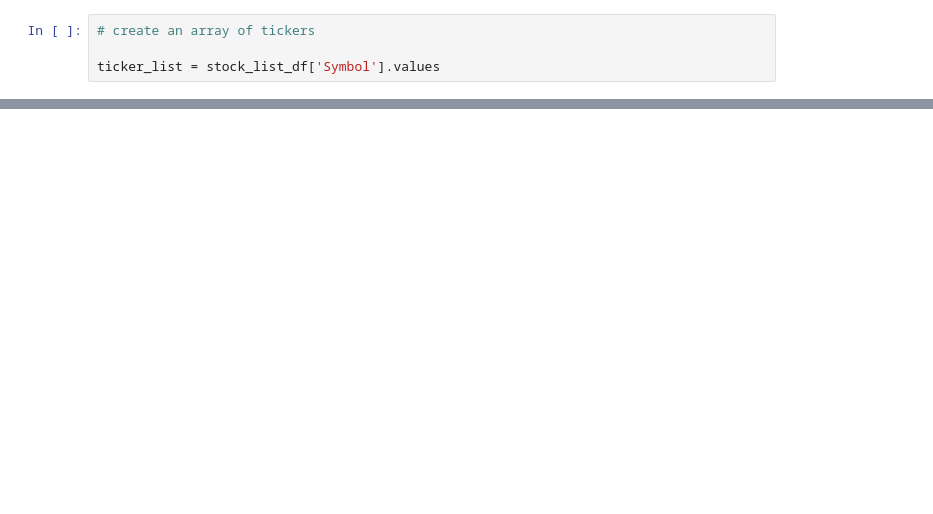
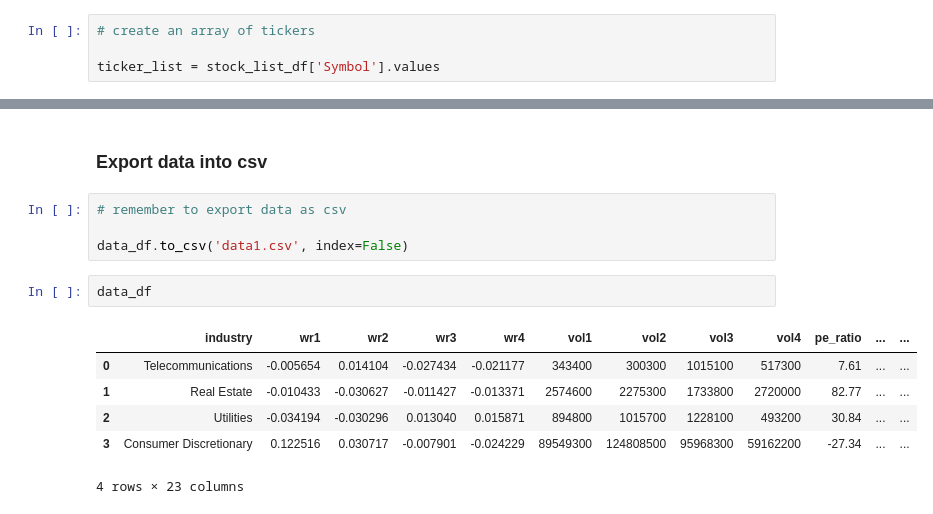
Before and after one commit to gayajohn/project-4-group-5, a Jupyter notebook: data_procurement.ipynb, the cells around one changed output, grey strips where cells are left out. Cells and saved outputs as stored; diff of their text form; blank space fills up the shorter version.

Commit message:
finished data procurement script

```diff
--- a/data_procurement.ipynb
+++ b/data_procurement.ipynb
@@ -378,0 +539,15 @@ print(regular_time)
+# %% [markdown]
+### Export data into csv
+# %%
+# remember to export data as csv
+
+data_df.to_csv('data1.csv', index=False)
+# %%
+data_df
+# %% [output]
+|  | industry | wr1 | wr2 | wr3 | wr4 | vol1 | vol2 | vol3 | vol4 | pe_ratio | ... | ... |
+| 0 | Telecommunications | -0.005654 | 0.014104 | -0.027434 | -0.021177 | 343400 | 300300 | 1015100 | 517300 | 7.61 | ... | ... |
+| 1 | Real Estate | -0.010433 | -0.030627 | -0.011427 | -0.013371 | 2574600 | 2275300 | 1733800 | 2720000 | 82.77 | ... | ... |
+| 2 | Utilities | -0.034194 | -0.030296 | 0.013040 | 0.015871 | 894800 | 1015700 | 1228100 | 493200 | 30.84 | ... | ... |
+| 3 | Consumer Discretionary | 0.122516 | 0.030717 | -0.007901 | -0.024229 | 89549300 | 124808500 | 95968300 | 59162200 | -27.34 | ... | ... |
+4 rows × 23 columns
```
Also changed, not shown: parts of 34 cells of this notebook, 6 other files.
